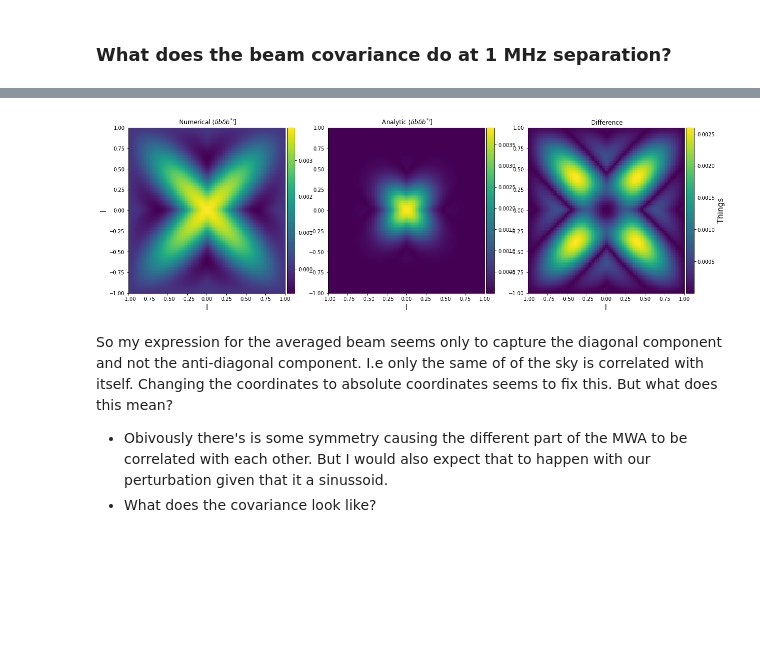
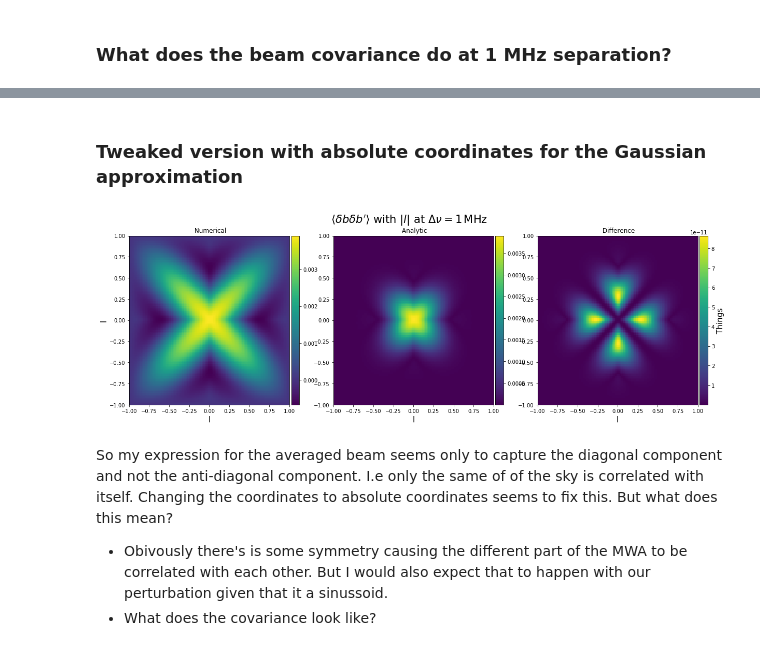
Before and after one commit to ronniyjoseph/Beam-Perturbations, a Jupyter notebook: Beam Covariance Re-do.ipynb, the cells around one changed output, grey strips where cells are left out. Saved outputs shown, nothing was run; the diff lists cells and outputs as text; code cells hidden in the pictures; blank space fills up the shorter version.

```diff
--- a/Beam Covariance Re-do.ipynb
+++ b/Beam Covariance Re-do.ipynb
@@ -18,8 +18,8 @@ def beam_width(frequency, diameter= 4, epsilon = 1):
     width = numpy.sin(0.5*sigma)
     return width
 
-def beam_response(source_l, source_m, nu):
-    sigma = beam_width(nu)
+def beam_response(source_l, source_m, nu, diameter = 4, epsilon = 1):
+    sigma = beam_width(nu, diameter, epsilon)
     beam_attenuation = numpy.exp(-(source_l**2. +  source_m**2.)/(2*sigma**2))
     return beam_attenuation
 # %%
@@ -724,15 +761,19 @@ l = numpy.linspace(-1,1,100)
 m1 = numpy.array([0])
 m2 = numpy.array([0])
 f1 = numpy.array([150e6])
-f2 = numpy.array([190e6])
+f2 = numpy.array([151e6])
 
 ll1, ll2 = numpy.meshgrid(l,l)
 
-n_mwa_averaged = n_averaged_MWA_beam_product(ll1,ll2, m1, m2, f1, f2)
-n_gauss_averaged = n_averaged_gauss_beam_product(ll1,ll2, m1, m2, f1, f2)
-a_gauss_averaged = a_averaged_beam_product(ll1,ll2, m1, m2, f1, f2)
-numerical = numpy.real(n_mwa_averaged)
-approximation = numpy.real(n_gauss_averaged)
-difference = numpy.real(n_mwa_averaged - n_gauss_averaged)
-averaged_plotter(l, numerical, approximation, difference)
+n1_mwa_averaged = n_averaged_MWA_beam_product(ll1,ll2, m1, m2, f1, f2)
+n1_gauss_averaged = n_averaged_gauss_beam_product(ll1,ll2, m1, m2, f1, f2)
+a1_gauss_averaged = a_averaged_beam_product(ll1,ll2, m1, m2, f1, f2)
+
+
+numerical = numpy.real(n1_mwa_averaged)
+approximation = numpy.real(n1_gauss_averaged)
+difference = numpy.real(n1_mwa_averaged - n1_gauss_averaged)
+averaged_plotter(l, numerical, approximation, difference,
+                 figure_title=r"$\langle \delta b \delta b'\rangle$ at $\Delta \nu = 1\,\mathrm{MHz}$",
+                save = [True, "difference_numerical_mwa_gauss_1MHz.png"])
 # %% [output]
@@ -739,0 +781,8 @@ averaged_plotter(l, numerical, approximation, difference)
+# %%
+numerical = numpy.real(n1_mwa_averaged)
+approximation = numpy.real(n10_mwa_averaged)
+difference = numpy.real(n1_mwa_averaged - n10_mwa_averaged)
+averaged_plotter(l, numerical, approximation, difference,
+                 figure_title=r"$\langle \delta b \delta b'\rangle$ difference $\Delta \nu = 1\,\mathrm{MHz}$" +
+                 r"and $\Delta \nu = 10\,\mathrm{MHz}$",
+                save = [True, "difference_numerical_mwa_1MHz_10MHz.png"])
@@ -740,13 +791,16 @@ averaged_plotter(l, numerical, approximation, difference)
+# %% [markdown]
+### Tweaked version with absolute coordinates for the Gaussian approximation
 # %%
-a2_gauss_averaged = a_averaged_beam_product(numpy.abs(ll1),numpy.abs(ll2), m1, m2, f1, f2)
-n2_gauss_averaged = n_averaged_gauss_beam_product(numpy.abs(ll1),numpy.abs(ll2), m1, m2, f1, f2)
+abs_a_mwa_gauss_averaged = a_averaged_beam_product(numpy.abs(ll1),numpy.abs(ll2), m1, m2, f1, f2)
+abs_n_gauss_averaged = n_averaged_gauss_beam_product(numpy.abs(ll1),numpy.abs(ll2), m1, m2, f1, f2)
 
-approximation = numpy.abs(n2_gauss_averaged)
-difference = numpy.abs(n_mwa_averaged - n2_gauss_averaged)
+approximation = numpy.abs(abs_a_gauss_averaged)
+difference = numpy.abs(abs_n_gauss_averaged - abs_a_gauss_averaged)
 
-averaged_plotter(l, numerical, approximation, difference)
+averaged_plotter(l, numerical, approximation, difference,
+                figure_title=r"$\langle \delta b \delta b'\rangle$ with $| l |$ at $\Delta \nu = 1\,\mathrm{MHz}$")
 # %% [output]
-[figure, old version]
+[figure, new version]
 # %% [markdown]
 So my expression for the averaged beam seems only to capture the diagonal component and not the anti-diagonal component. I.e only the same of of the sky is correlated with itself. Changing the coordinates to absolute coordinates seems to fix this. But what does this mean?
 
```
Also changed, not shown: parts of 18 cells of this notebook.
